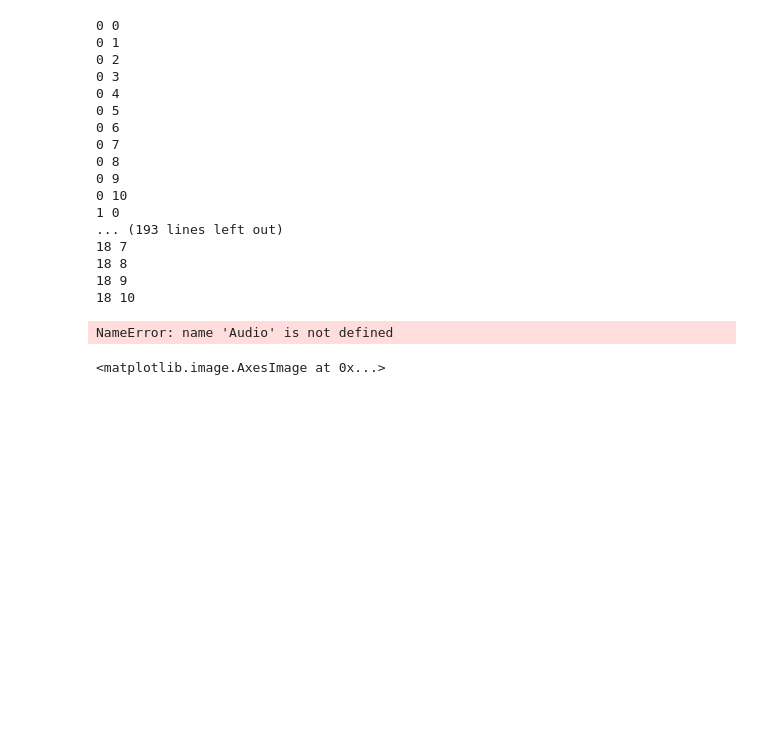
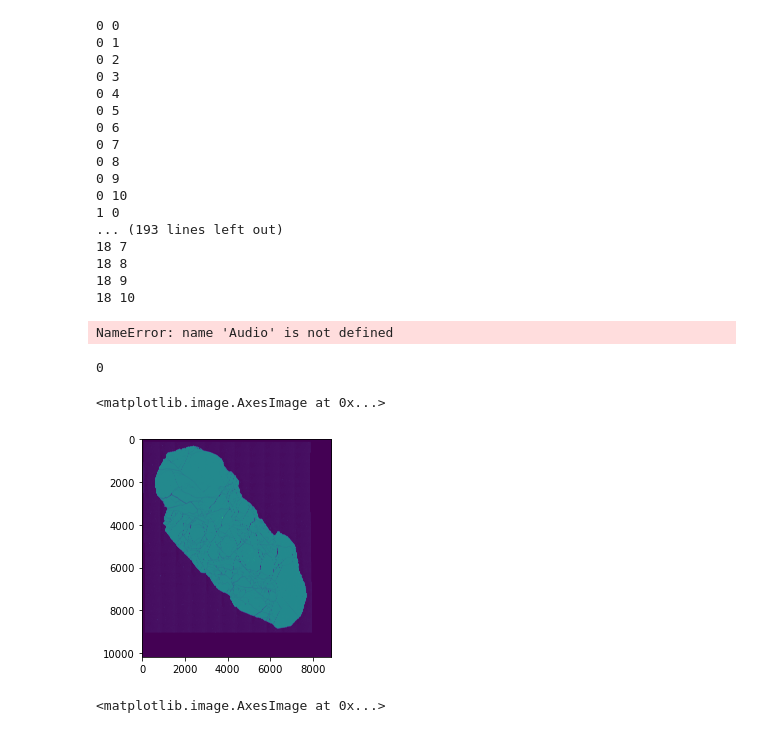
Before and after one commit to IExistSometimes/TIFF-An-y, a Jupyter notebook: Stitcher.ipynb, the cells around one changed output. Saved outputs shown, nothing was run; the diff lists cells and outputs as text; code cells hidden in the pictures; blank space fills up the shorter version.

Commit message:
Stitcher optimised
Sped up stitcher by factor of ~40
De-gridding had de-noising implemented
Iterative de-barring implemented

```diff
--- a/Stitcher.ipynb
+++ b/Stitcher.ipynb
@@ -649,7 +813,7 @@ get_brightness_factor(get_tile_point(19), get_tile_point(8))
 #are entirely plagioclase, here a 70% plag tile is only marginally less useful than a 90-100% tile, and the increased variety in
 #path for the propagator will aid in smoothing
 
-ims = [plt.imread(path) for path in glob.glob("C:/Users/rwfbl/edge_sep/*.png")]
+ims = [plt.imread(path) for path in glob.glob("C:/Users/rwfbl/iteratively_processed/*.png")]
 
 ims = np.array(ims)
 inboard_tile_numbers = [] #Numbers for the tiles which are considered "inboard", those which are at least 90% sample
@@ -858,6 +1006,7 @@ brightness_applied.shape
 (19, 11, 512, 768)
 # %%
 def get_tile_origins():
+    origins_list = []
     for k in range(horizontal_number*(vertical_number-starting_row)): #index switching here is to cope with non-zero starting row
         i = (horizontal_number*starting_row)+k
         tile_horizontal_position = get_tile_x(i)
@@ -865,5 +1014,7 @@ def get_tile_origins():
         #print(tile_vertical_position, tile_horizontal_position)
         target_pixel_horizontal_position = (((tile_horizontal_position*(horizontal_size-horizontal_overlap))) - horizontal_rowwise_tuning[tile_vertical_position]) - horizontal_columnwise_tuning[tile_horizontal_position] - smallest_horizontal_offset+horizontal_dont_wrap
         target_pixel_vertical_position = (tile_vertical_position*(vertical_size-vertical_overlap)) - vertical_rowwise_tuning[tile_vertical_position] - vertical_columnwise_tuning[tile_vertical_position] - smallest_vertical_offset+vertical_dont_wrap
-        print("(",target_pixel_vertical_position,",", target_pixel_horizontal_position, "),")
+        #print("(",target_pixel_vertical_position,",", target_pixel_horizontal_position, "),")
+        origins_list.append((target_pixel_vertical_position,target_pixel_horizontal_position))
+    return np.array(origins_list)
 # %%
@@ -945,14 +1080,48 @@ Audio(sound_file, autoplay=True)
 18 9
 18 10
 NameError: name 'Audio' is not defined
+# %%
+stitched = np.zeros((total_height, total_width))
+pixel_overwrite_counter = np.zeros((total_height, total_width))
+tile_origins = get_tile_origins()
+#tiles = geo_mean_ims.reshape(209, 512, 768)
+#tiles = arith_mean_ims.reshape(209, 512, 768)
+tiles = offset_ims.reshape(209, 512, 768)
+for i in range(len(tile_origins)):
+#for i in range(1):
+
+    stitched_slice = stitched[tile_origins[i,0]:tile_origins[i,0]+512, tile_origins[i,1]:tile_origins[i,1]+768]
+    #print(stitched_slice.shape)
+    overwrite_counter_slice = pixel_overwrite_counter[tile_origins[i,0]:tile_origins[i,0]+512, tile_origins[i,1]:tile_origins[i,1]+768]
+    #print(overwrite_counter_slice.shape)
+    weighted_sum = (stitched_slice*overwrite_counter_slice)+tiles[i]
+    #print(weighted_sum.shape)
+    pixel_overwrite_counter[tile_origins[i,0]:tile_origins[i,0]+512, tile_origins[i,1]:tile_origins[i,1]+768] +=1
+    stitched[tile_origins[i,0]:tile_origins[i,0]+512, tile_origins[i,1]:tile_origins[i,1]+768] = weighted_sum/overwrite_counter_slice
+    #print(i)
+
+
+stitched_boosted = stitched*65535
+to_save = stitched_boosted.astype(np.uint16)
+to_save = to_save.astype(np.uint16)
+#plt.imshow(stitched)
+to_save = Image.fromarray(to_save)
+name = 'offset_stitched.png'
+to_save.save(name)
+os.system("start "+name)
+# %% [output]
+0
 # %%
 stitched_boosted = stitched*65535
 to_save = stitched_boosted.astype(np.uint16)
 #to_save = (lines_removed.copy()-np.min(lines_removed))*256*256*(1/(np.max(lines_removed)-np.min(lines_removed)))
-to_save = to_save.astype(np.uint16)
-#plt.imshow(stitched)
-to_save = Image.fromarray(to_save)
-to_save.save('un_brightened.png')
+#to_save = to_save.astype(np.uint16)
+plt.imshow(stitched)
+#to_save = Image.fromarray(to_save)
+#to_save.save('un_brightened.png')
+# %% [output]
+<matplotlib.image.AxesImage at 0x...>
+[figure, added]
 # %%
 to_save = 0
 # %%
```
Also changed, not shown: parts of 7 cells of this notebook, 4 other files.
